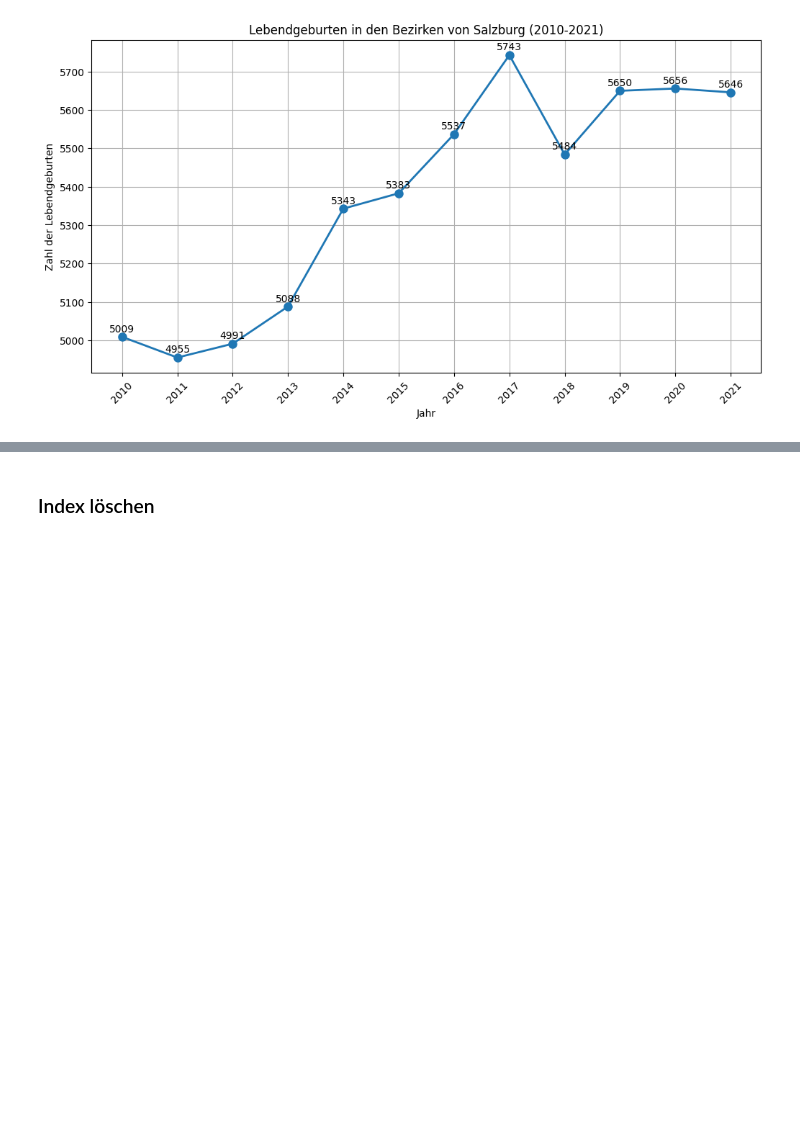
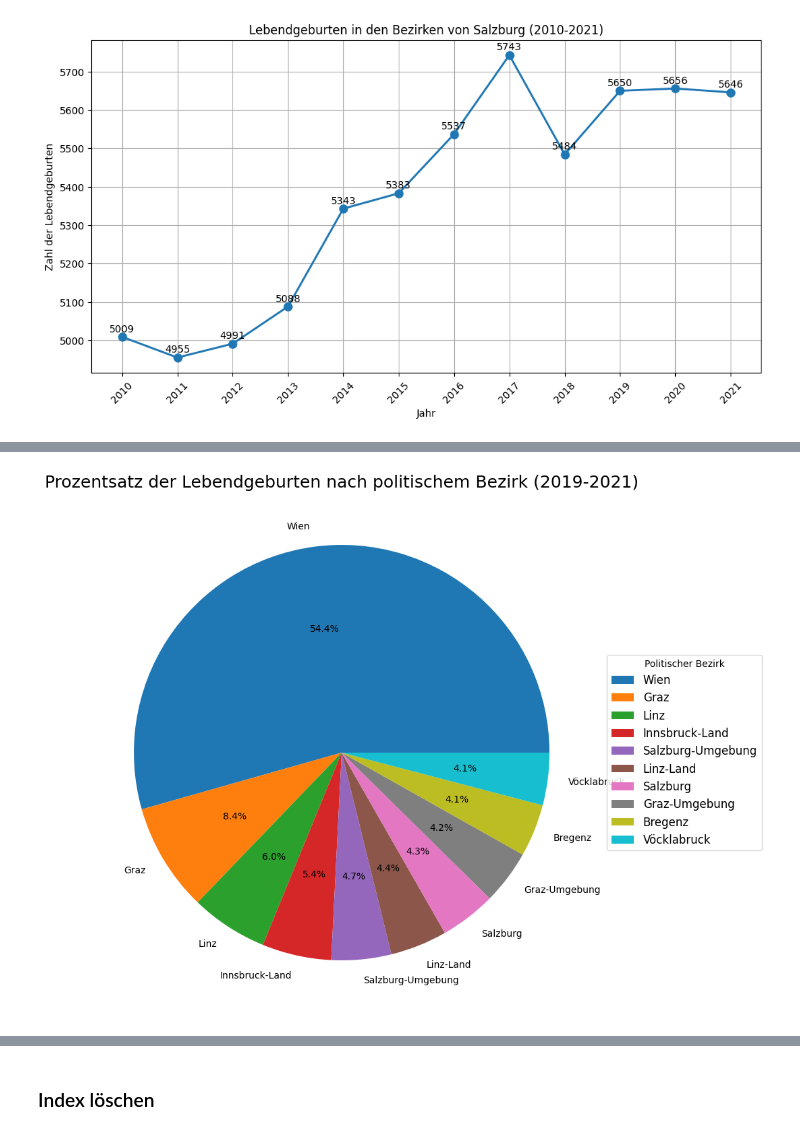
Before and after one commit to lenawilli/BDINF_final_project, a Jupyter notebook: Final_project_Koller_Willisits.ipynb, the cells around one changed output, grey strips where cells are left out. Saved outputs shown, nothing was run; the diff lists cells and outputs as text; code cells hidden in the pictures; blank space fills up the shorter version.

```diff
--- a/Final_project_Koller_Willisits.ipynb
+++ b/Final_project_Koller_Willisits.ipynb
@@ -730,7 +755,7 @@ print(live_births_districts_5xx)
 11      2021           5646
 # %%
 # Visualization
-if not live_births_districts_1xx.empty:
+if not live_births_districts_5xx.empty:
     fig, ax = plt.subplots(figsize=(12, 6))
     ax.plot(live_births_districts_5xx['C-JAHR-0'], live_births_districts_5xx['F-ANZAHL_LGEB'], marker='o', linestyle='-', linewidth=2, markersize=8)
 
@@ -751,0 +810,20 @@ else:
+# %%
+# Define a dictionary to map district codes to names
+district_names = {
+    417: 'Vöcklabruck',
+    802: 'Bregenz',
+    606: 'Graz-Umgebung',
+    501: 'Salzburg',
+    410: 'Linz-Land',
+    503: 'Salzburg-Umgebung',
+    703: 'Innsbruck-Land',
+    401: 'Linz',
+    601: 'Graz',
+    900: 'Wien',
+}
+
+# Map the district codes to names
+live_births_by_district['C-WOHNBEZIRK-0'] = live_births_by_district['C-WOHNBEZIRK-0'].map(district_names)
+
+# Sort the data by the sum of live births in descending order and get the top 20 districts
+top_districts = live_births_by_district.sort_values('F-ANZAHL_LGEB', ascending=False).head(10)
@@ -751,0 +845,11 @@ else:
+# %%
+if not top_districts.empty:
+    fig, ax = plt.subplots(figsize=(10, 10))
+    ax.pie(top_districts['F-ANZAHL_LGEB'], labels=top_districts['C-WOHNBEZIRK-0'], autopct='%1.1f%%')
+    plt.title('Prozentsatz der Lebendgeburten nach politischem Bezirk (2019-2021)', fontsize=18)
+    plt.legend(title='Politischer Bezirk', fontsize=12, loc='center left', bbox_to_anchor=(1, 0, 0.5, 1))
+    plt.show()
+else:
+    print("No data found for the specified pattern.")
+# %% [output]
+[figure, added]
```
Also changed, not shown: parts of 15 cells of this notebook.
